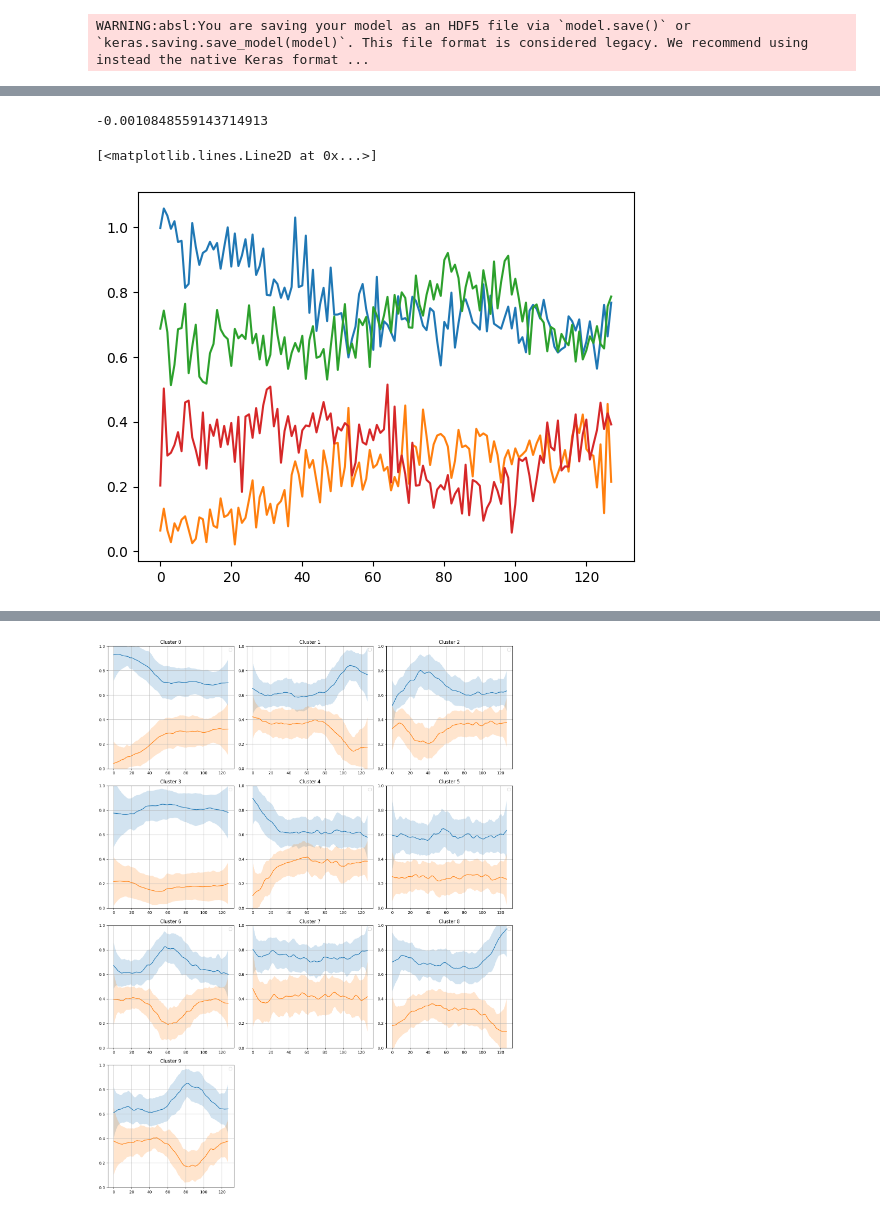
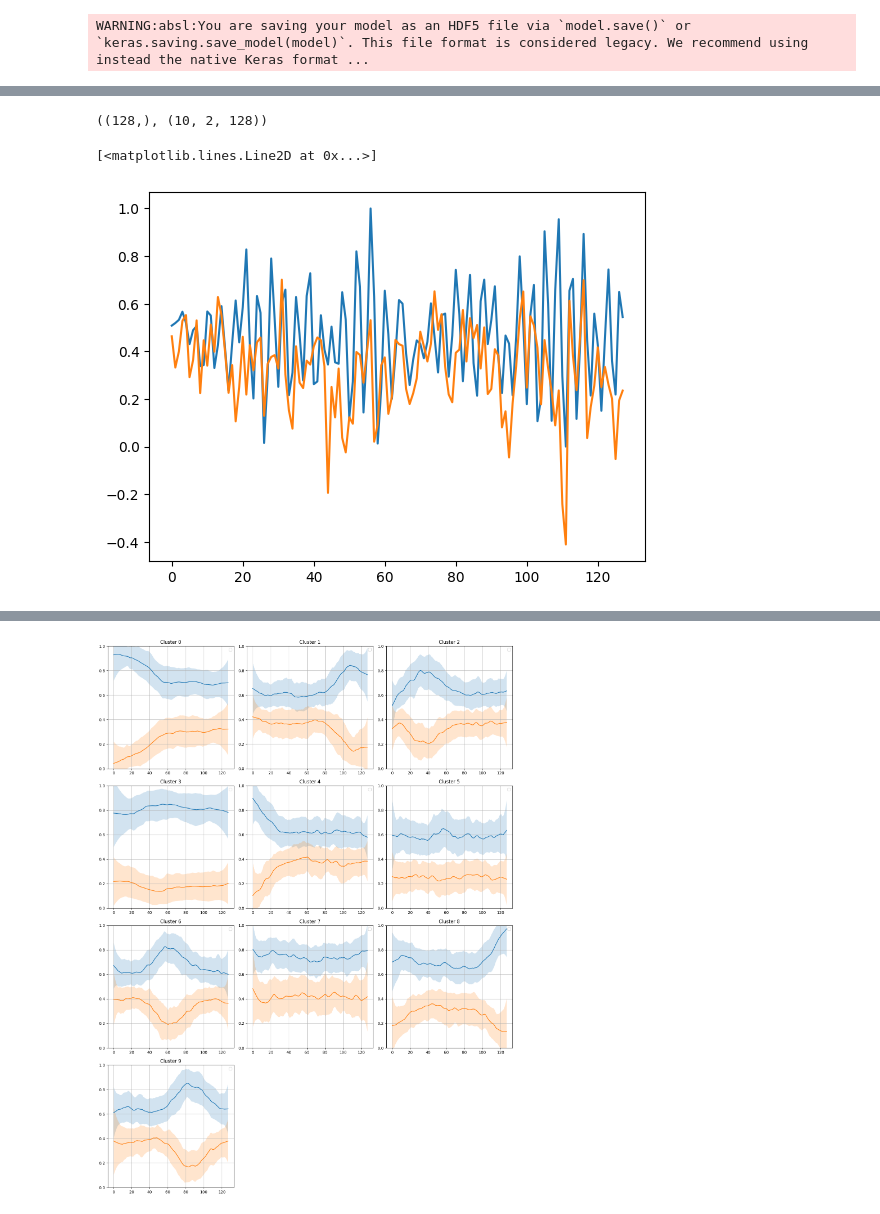
Before and after one commit to dasolma/diffLIME, a Jupyter notebook: src/phm_framework/notebooks/Train DPM.ipynb, the cells around one changed output, grey strips where cells are left out. Cells and saved outputs as stored; diff of their text form; code cells hidden in the pictures.

Commit message:
check trained model

```diff
--- a/src/phm_framework/notebooks/Train DPM.ipynb
+++ b/src/phm_framework/notebooks/Train DPM.ipynb
@@ -252,15 +149,19 @@ plt.plot(sini[0, :, 0])
-# %%
-M[3][-3]
-# %% [output]
--0.0010848559143714913
-# %%
-e1 = np.expand_dims(np.moveaxis(E[9], -1, -2), axis=0)
-e2 = np.expand_dims(np.moveaxis(E[14], -1, -2), axis=0)
-
-plt.plot(e1[0, :, 0])
-plt.plot(e1[0, :, 1])
-plt.plot(e2[0, :, 0])
-plt.plot(e2[0, :, 1])
-# %% [output]
-[<matplotlib.lines.Line2D at 0x...>]
-[figure, removed]
+# %%
+X_train[0].shape, centroids.shape
+# %% [output]
+((128,), (10, 2, 128))
+# %%
+from phm_framework.data import synthetic
+from importlib import reload
+reload(synthetic)
+
+s = X_train[100]
+
+sn = synthetic.generate_synthetic_from_dpm(s, model, centroids)
+
+
+plt.plot(s)
+plt.plot(sn)
+# %% [output]
+[<matplotlib.lines.Line2D at 0x...>]
+[figure, added]
```
Also changed, not shown: parts of 4 cells of this notebook.
